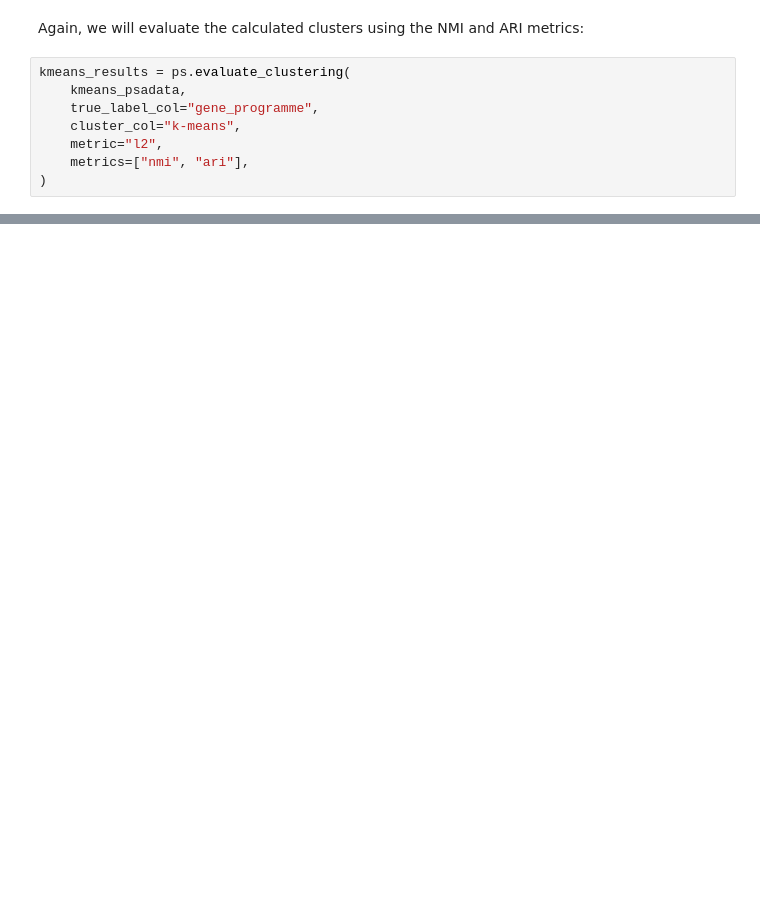
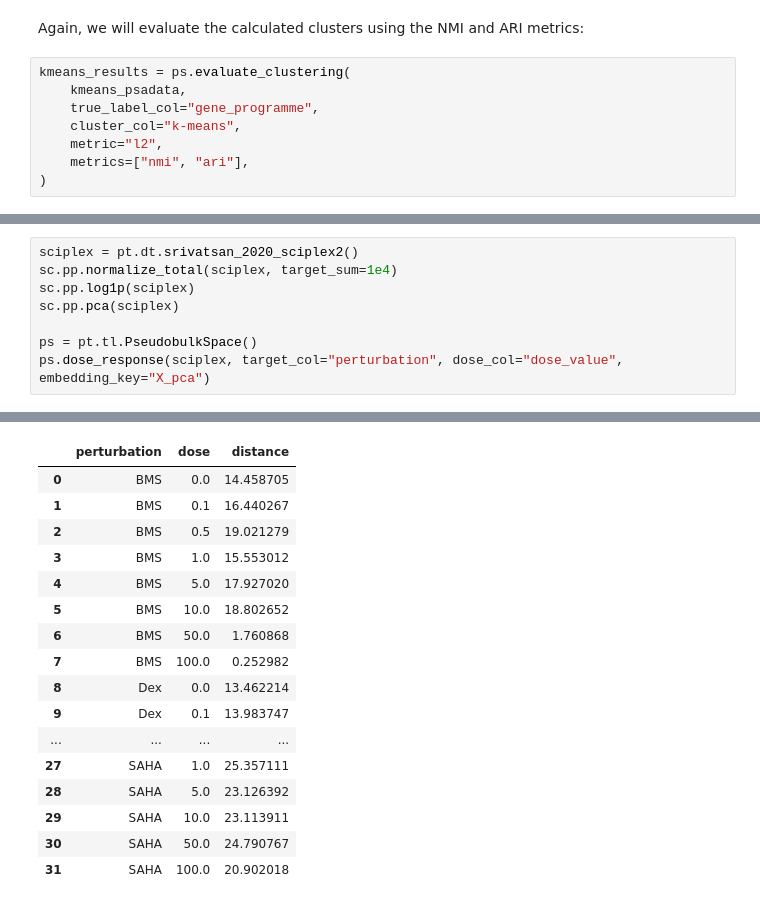
Before and after one commit to scverse/pertpy-tutorials, a Jupyter notebook: perturbation_space.ipynb, the cells around one changed output, grey strips where cells are left out. Drawn from its saved outputs; the diff is of its cells as text; blank space fills up the shorter version.

```diff
--- a/perturbation_space.ipynb
+++ b/perturbation_space.ipynb
@@ -461,0 +522,9 @@ Again, one could test using another embedding or no embedding at all, as well as
+# %%
+sciplex = pt.dt.srivatsan_2020_sciplex2()
+sc.pp.normalize_total(sciplex, target_sum=1e4)
+sc.pp.log1p(sciplex)
+sc.pp.pca(sciplex)
+
+ps = pt.tl.PseudobulkSpace()
+ps.dose_response(sciplex, target_col="perturbation", dose_col="dose_value", embedding_key="X_pca")
+# %% [output]
@@ -461,0 +533,17 @@ Again, one could test using another embedding or no embedding at all, as well as
+|  | perturbation | dose | distance |
+| 0 | BMS | 0.0 | 14.458705 |
+| 1 | BMS | 0.1 | 16.440267 |
+| 2 | BMS | 0.5 | 19.021279 |
+| 3 | BMS | 1.0 | 15.553012 |
+| 4 | BMS | 5.0 | 17.927020 |
+| 5 | BMS | 10.0 | 18.802652 |
+| 6 | BMS | 50.0 | 1.760868 |
+| 7 | BMS | 100.0 | 0.252982 |
+| 8 | Dex | 0.0 | 13.462214 |
+| 9 | Dex | 0.1 | 13.983747 |
+| ... | ... | ... | ... |
+| 27 | SAHA | 1.0 | 25.357111 |
+| 28 | SAHA | 5.0 | 23.126392 |
+| 29 | SAHA | 10.0 | 23.113911 |
+| 30 | SAHA | 50.0 | 24.790767 |
+| 31 | SAHA | 100.0 | 20.902018 |
```
Also changed, not shown: parts of 45 cells of this notebook.
